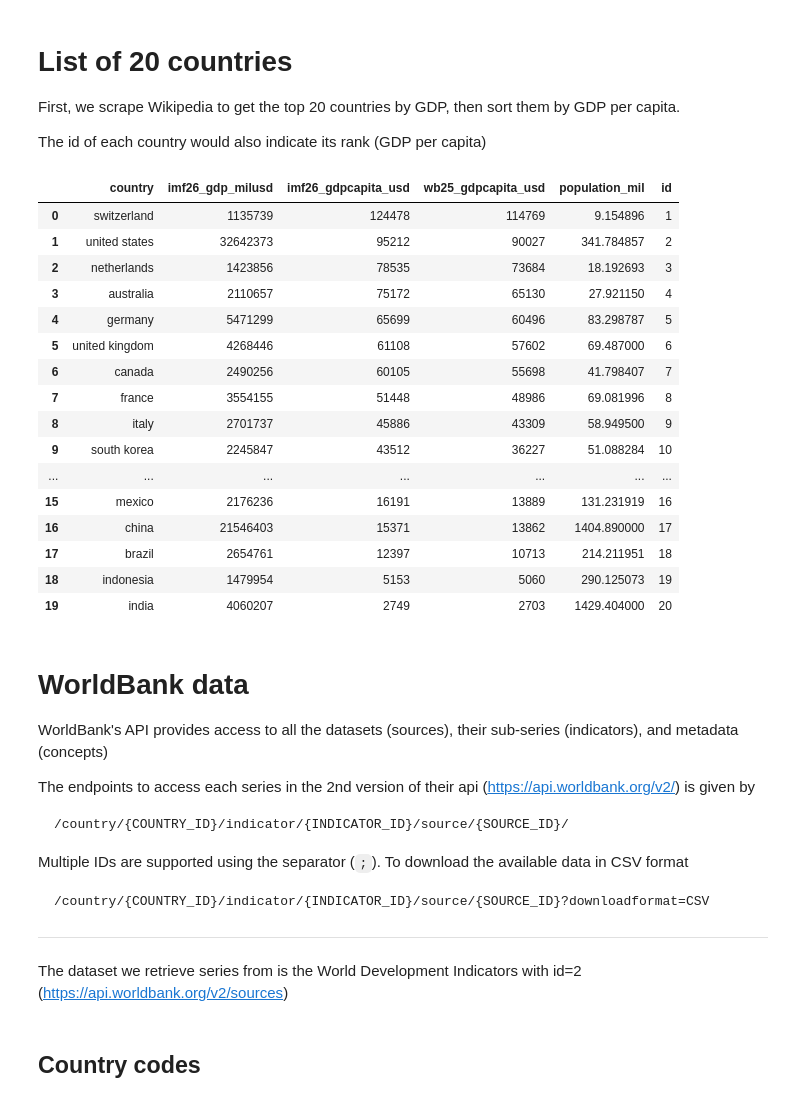
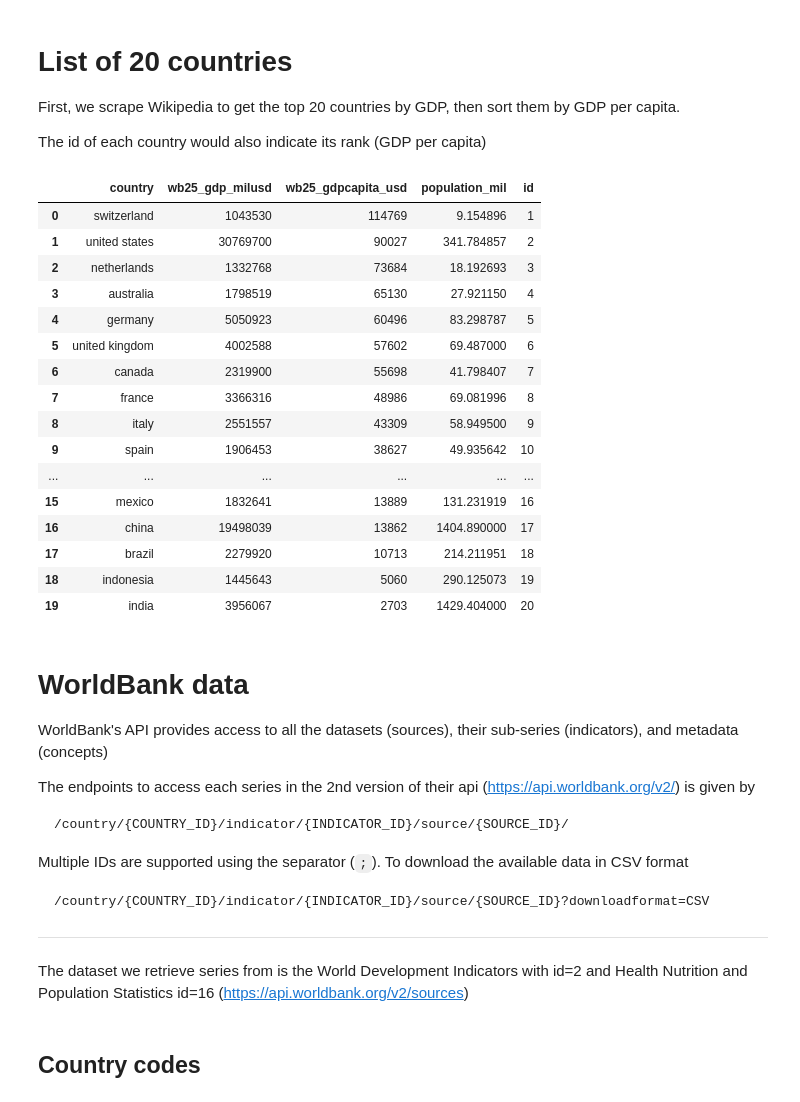
Before and after one commit to danialghamari/SQL_projects, a Jupyter notebook: Covid_19_analysis/1-DataCollection.ipynb, the cells around one changed output. Cells and saved outputs as stored; diff of their text form; code cells hidden in the pictures.

```diff
--- a/Covid_19_analysis/1-DataCollection.ipynb
+++ b/Covid_19_analysis/1-DataCollection.ipynb
@@ -44,7 +44,7 @@ def get_top_countries(num_countries=20):
     # Get the list of top GDP countries
     for i, table in enumerate(page_gdp):
         if table.shape[0]>200:
-            countries = table[1:num_countries+1][["Country/Territory","IMF (2026)[1]"]] # The table includes one extra row as cumulative global GDP
+            countries = table[1:num_countries+1][["Country/Territory","World Bank (2025)[6]"]] # The table includes one extra row as cumulative global GDP
             countries["Country/Territory"] = countries["Country/Territory"].map(lambda c:
                 re.findall(r"^[^\[]*", c)[0])
 
@@ -65,61 +65,56 @@ def get_top_countries(num_countries=20):
             countries = pd.merge(countries
                                  , table
                                  , on="Country/Territory"
                                  , suffixes=("","_capita"))
 
             countries["Country/Territory"] = countries["Country/Territory"].str.lower()
-            countries = countries[["Country/Territory","IMF (2026)[1]","IMF (2026)[b][5]","World Bank (2025)[6]"]]
+            countries = countries[["Country/Territory","World Bank (2025)[6]","World Bank (2025)[6]_capita"]]
             countries = countries.rename(columns={"Country/Territory":"country"
-                                      ,"IMF (2026)[1]":"imf26_gdp_milusd"
-                                      ,"IMF (2026)[b][5]":"imf26_gdpcapita_usd"
-                                      ,"World Bank (2025)[6]":"wb25_gdpcapita_usd"}
+                                      ,"World Bank (2025)[6]":"wb25_gdp_milusd"
+                                      ,"World Bank (2025)[6]_capita":"wb25_gdpcapita_usd"}
                              )
             countries = countries.astype({
                             "country": "string",
-                            "imf26_gdp_milusd": "int",
-                            "imf26_gdpcapita_usd": "int",
-                        "wb25_gdpcapita_usd": "int"
+                            "wb25_gdp_milusd": "int",
+                            "wb25_gdpcapita_usd": "int",
                         })
             population = population.loc[population["Location"].isin(countries["country"])]
             population = population.rename(columns = {"Location": "country",
                                         "Population": "population_mil"}
                               )
             population["population_mil"] /= 10**6
             countries = pd.merge(countries
                                  , population
                                  , on =  "country")
 
-            if countries["imf26_gdpcapita_usd"].isna().sum()==0:
-                countries = countries.sort_values(by="imf26_gdpcapita_usd",ascending=False) ## Try to sort based on IMF26 results (if no NaN value exists)
-            else:
-                countries = countries.sort_values(by="wb25_gdpcapita_usd",ascending=False) ## Otherwise sort based on WB25 results
+            countries = countries.sort_values(by="wb25_gdpcapita_usd",ascending=False)
 
 
             countries = countries.reset_index(drop=True)
             return countries
     return None
 
 top_economy_countries = get_top_countries()
 top_economy_countries['id'] = top_economy_countries.index+1
 top_economy_countries
 # %% [output]
-|  | country | imf26_gdp_milusd | imf26_gdpcapita_usd | wb25_gdpcapita_usd | population_mil | id |
-| 0 | switzerland | 1135739 | 124478 | 114769 | 9.154896 | 1 |
-| 1 | united states | 32642373 | 95212 | 90027 | 341.784857 | 2 |
-| 2 | netherlands | 1423856 | 78535 | 73684 | 18.192693 | 3 |
-| 3 | australia | 2110657 | 75172 | 65130 | 27.921150 | 4 |
-| 4 | germany | 5471299 | 65699 | 60496 | 83.298787 | 5 |
-| 5 | united kingdom | 4268446 | 61108 | 57602 | 69.487000 | 6 |
-| 6 | canada | 2490256 | 60105 | 55698 | 41.798407 | 7 |
-| 7 | france | 3554155 | 51448 | 48986 | 69.081996 | 8 |
-| 8 | italy | 2701737 | 45886 | 43309 | 58.949500 | 9 |
-| 9 | south korea | 2245847 | 43512 | 36227 | 51.088284 | 10 |
-| ... | ... | ... | ... | ... | ... | ... |
-| 15 | mexico | 2176236 | 16191 | 13889 | 131.231919 | 16 |
-| 16 | china | 21546403 | 15371 | 13862 | 1404.890000 | 17 |
-| 17 | brazil | 2654761 | 12397 | 10713 | 214.211951 | 18 |
-| 18 | indonesia | 1479954 | 5153 | 5060 | 290.125073 | 19 |
-| 19 | india | 4060207 | 2749 | 2703 | 1429.404000 | 20 |
+|  | country | wb25_gdp_milusd | wb25_gdpcapita_usd | population_mil | id |
+| 0 | switzerland | 1043530 | 114769 | 9.154896 | 1 |
+| 1 | united states | 30769700 | 90027 | 341.784857 | 2 |
+| 2 | netherlands | 1332768 | 73684 | 18.192693 | 3 |
+| 3 | australia | 1798519 | 65130 | 27.921150 | 4 |
+| 4 | germany | 5050923 | 60496 | 83.298787 | 5 |
+| 5 | united kingdom | 4002588 | 57602 | 69.487000 | 6 |
+| 6 | canada | 2319900 | 55698 | 41.798407 | 7 |
+| 7 | france | 3366316 | 48986 | 69.081996 | 8 |
+| 8 | italy | 2551557 | 43309 | 58.949500 | 9 |
+| 9 | spain | 1906453 | 38627 | 49.935642 | 10 |
+| ... | ... | ... | ... | ... | ... |
+| 15 | mexico | 1832641 | 13889 | 131.231919 | 16 |
+| 16 | china | 19498039 | 13862 | 1404.890000 | 17 |
+| 17 | brazil | 2279920 | 10713 | 214.211951 | 18 |
+| 18 | indonesia | 1445643 | 5060 | 290.125073 | 19 |
+| 19 | india | 3956067 | 2703 | 1429.404000 | 20 |
 # %% [markdown]
 # WorldBank data
 WorldBank's API provides access to all the datasets (sources), their sub-series (indicators), and metadata (concepts)
@@ -134,6 +129,6 @@ Multiple IDs are supported using the separator (`;`). To download the available
 
 ----
 
-The dataset we retrieve series from is the World Development Indicators with id=2 ([https://api.worldbank.org/v2/sources](https://api.worldbank.org/v2/sources))
+The dataset we retrieve series from is the World Development Indicators with id=2 and Health Nutrition and Population Statistics id=16 ([https://api.worldbank.org/v2/sources](https://api.worldbank.org/v2/sources))
 # %%
 BASE_URL = "https://api.worldbank.org/v2/"
```
Also changed, not shown: parts of 23 cells of this notebook, 2 other files.
